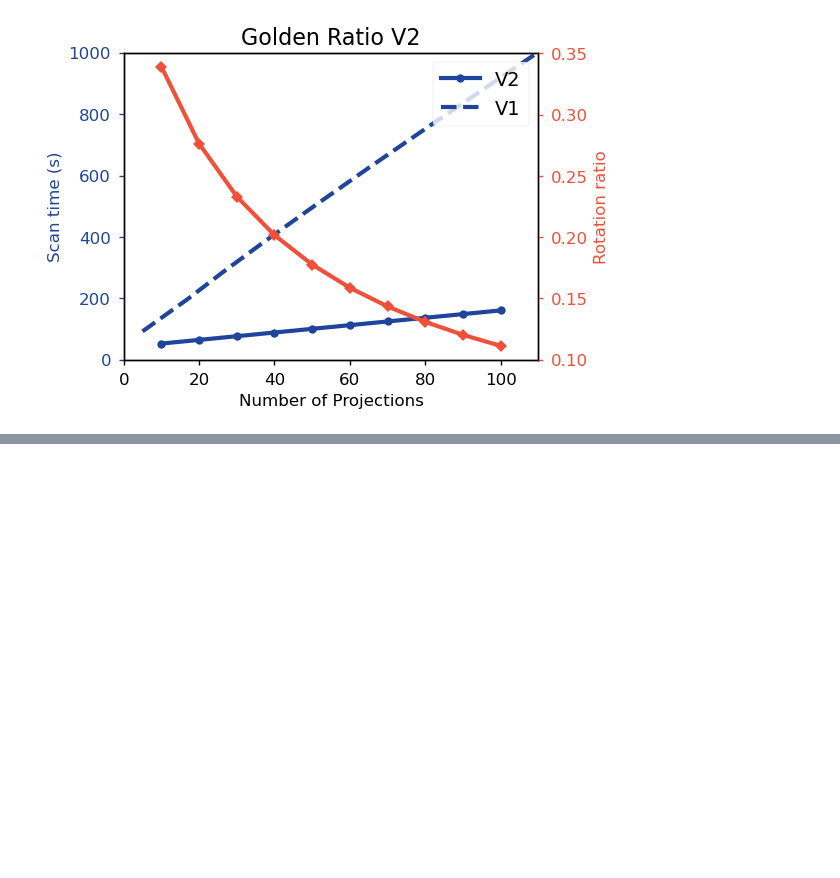
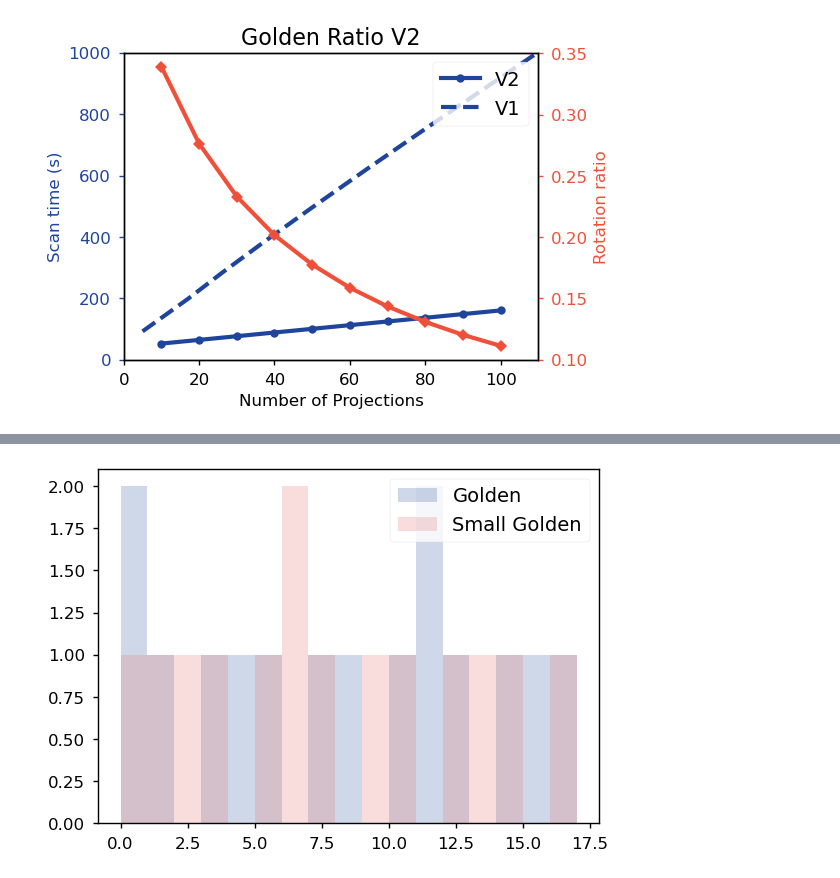
Before and after one commit to RubenDragland/4D_CT, a Jupyter notebook: Golden Angle Analysis/optimisation.ipynb, the cells around one changed output, grey strips where cells are left out. Cells and saved outputs as stored; diff of their text form; code cells hidden in the pictures; blank space fills up the shorter version.

```diff
--- a/Golden Angle Analysis/optimisation.ipynb
+++ b/Golden Angle Analysis/optimisation.ipynb
@@ -456,3 +456,17 @@ ax.legend(loc = "upper right")
 # %% [output]
 <matplotlib.legend.Legend at 0x...>
 [figure]
+# %%
+nproj = 20
+increment = 360/nproj
+golden_increment = lambda n:  (n* (np.sqrt(5) + 1) / 2 * increment )% increment
+
+samples = np.arange(0,15)
+print(golden_increment(samples))
+
+other_increment = lambda n: (n*0.38196601125*increment)%increment
+
+print(other_increment(samples))
+
+
+print((np.sqrt(5) + 1) / 2)
@@ -458,0 +481,8 @@ ax.legend(loc = "upper right")
+# %%
+bins = np.arange(0, increment, 1)
+plt.hist( golden_increment(samples), bins=bins, label="Golden", alpha=0.25)
+plt.hist( other_increment(samples), bins=bins, label="Small Golden", alpha=0.25)
+plt.legend()
+plt.show()
+# %% [output]
+[figure, added]
```
Also changed, not shown: parts of 4 cells of this notebook, 11 other files.
